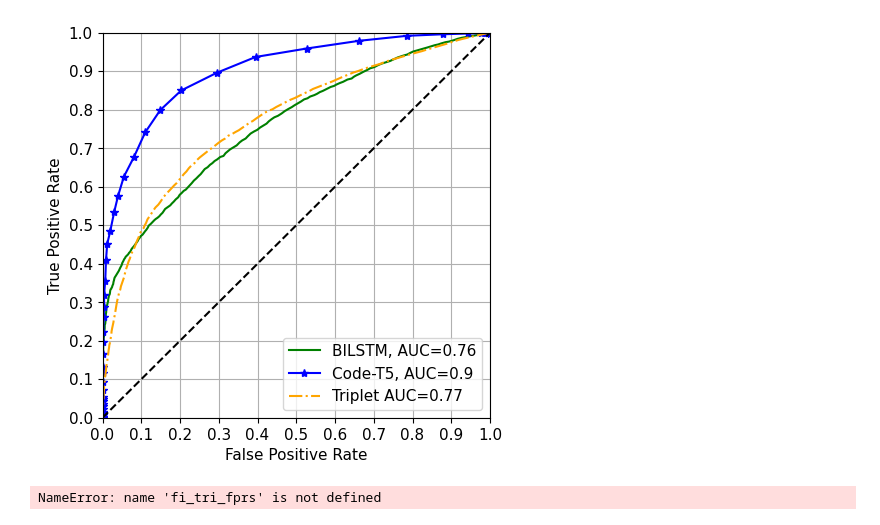
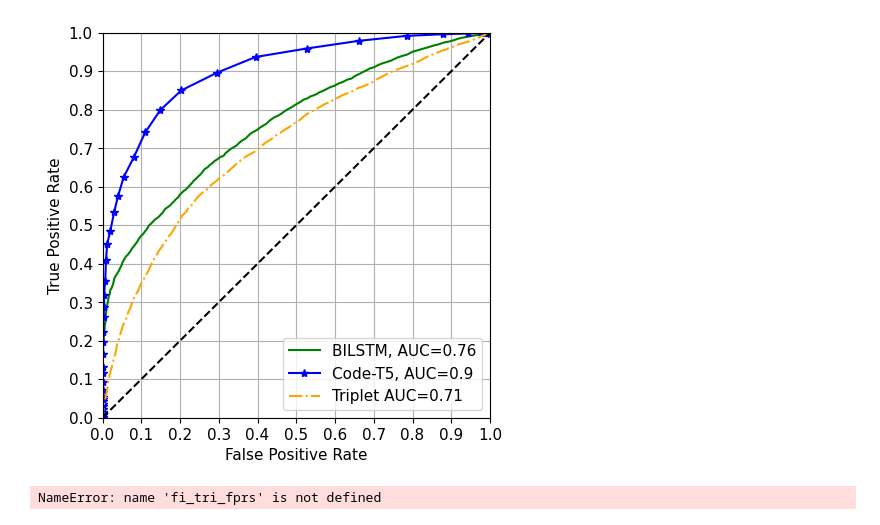
Before and after one commit to sola-st/CMI-Finder, a Jupyter notebook: roc_curve.ipynb, the cells around one changed output. Drawn from its saved outputs; the diff is of its cells as text; code cells hidden in the pictures.

```diff
--- a/roc_curve.ipynb
+++ b/roc_curve.ipynb
@@ -17,12 +17,15 @@ codet5_val_incon = np.load("datasets/codet5_inconsistent_preds.npy")
 codet5_real_con = np.load("datasets/codet5_consistent_real_preds.npy")
 codet5_real_incon = np.load("datasets/codet5_inconsistent_real_preds.npy")
 
-triplet_val_preds = np.load("testsets/triplet_val_preds.npy")
+#triplet_val_preds = np.load("testsets/triplet_val_preds.npy")
+
+triplet_incon_preds = np.load("datasets/triplet_inconsistent_preds.npy")
+triplet_con_preds = np.load("datasets/triplet_consistent_preds.npy")
 
 triplet_real_incon_preds = np.load("datasets/triplet_inconsistent_real_preds.npy")
 triplet_real_con_preds = np.load("datasets/triplet_consistent_real_preds.npy")
 
-triplet_val_preds = (triplet_val_preds[0].ravel(), triplet_val_preds[1].ravel())
+#triplet_val_preds = (triplet_val_preds[0].ravel(), triplet_val_preds[1].ravel())
 # %%
 n_t = 200
 
@@ -31,8 +34,8 @@ cls_fprs_bilstm_r, cls_tprs_bilstm_r = calc_tpr_fpr(bilstm_real_con, bilstm_real
 
 cls_fprs_codet5, cls_tprs_codet5 = calc_tpr_fpr(codet5_val_con, codet5_val_incon,lambda x, t: 0. if x < t else 1., n_tresh=n_t, max_t = 1.)
 
-max_t = max(max(triplet_val_preds[0]), max(triplet_val_preds[1]))
-val_tri_fprs, val_tri_tprs = calc_tpr_fpr(triplet_val_preds[0], triplet_val_preds[1], treshold_classifier, n_tresh=n_t, max_t = max_t)
+max_t = max(max(triplet_real_con_preds), max(triplet_real_incon_preds))
+val_tri_fprs, val_tri_tprs = calc_tpr_fpr(triplet_con_preds, triplet_incon_preds, treshold_classifier, n_tresh=n_t, max_t = max_t)
 
 max_t = max(max(triplet_real_con_preds), max(triplet_real_incon_preds))
 real_tri_fprs, real_tri_tprs = calc_tpr_fpr(triplet_real_con_preds, triplet_real_incon_preds, treshold_classifier, n_tresh=n_t, max_t = max_t)
@@ -52,13 +55,13 @@ plot_roc_curve_all_strategies(fprs_tprs_bilstm, fprs_tprs_codet5, fprs_tprs_trip
 # %%
 fprs_tprs_bilstm = [(cls_fprs_bilstm, cls_tprs_bilstm), ([], []),([], []), ([], []), ([], [])]
 fprs_tprs_codet5 = [(cls_fprs_codet5, cls_tprs_codet5), ([], []), ([], []), ([], []), ([], [])]
-fprs_tprs_triplet = [(val_tri_tprs, val_tri_fprs), ([], []), ([], []), ([], []), ([], [])]
+fprs_tprs_triplet = [(val_tri_fprs, val_tri_tprs), ([], []), ([], []), ([], []), ([], [])]
 labels = (['BILSTM, AUC='+str(round(metrics.auc(cls_fprs_bilstm, cls_tprs_bilstm),2)), None, None, None, None],
           ['Code-T5, AUC='+str(round(metrics.auc(cls_fprs_codet5, cls_tprs_codet5),2)), None,None, None, None],
-         ['Triplet AUC='+str(round(metrics.auc(val_tri_tprs, val_tri_fprs),2))])
+         ['Triplet AUC='+str(round(metrics.auc(val_tri_fprs, val_tri_tprs),2))])
 plot_roc_curve_all_strategies(fprs_tprs_bilstm, fprs_tprs_codet5, fprs_tprs_triplet, labels)
 # %% [output]
-[figure, old version]
+[figure, new version]
 # %%
 from sklearn import metrics
 
```
Also changed, not shown: parts of 1 cell of this notebook, 2 other files.
